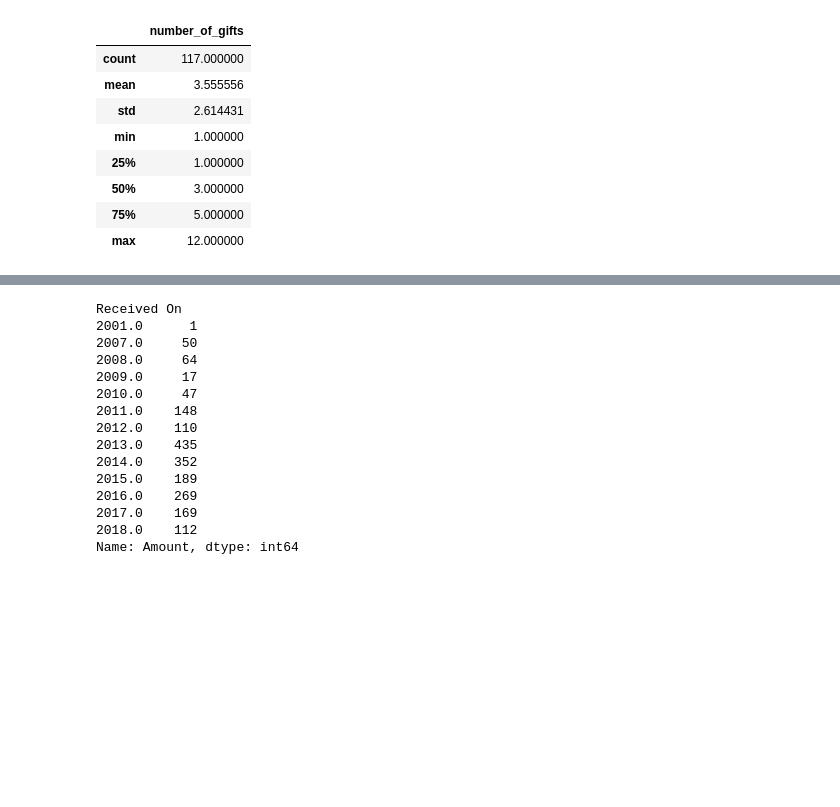
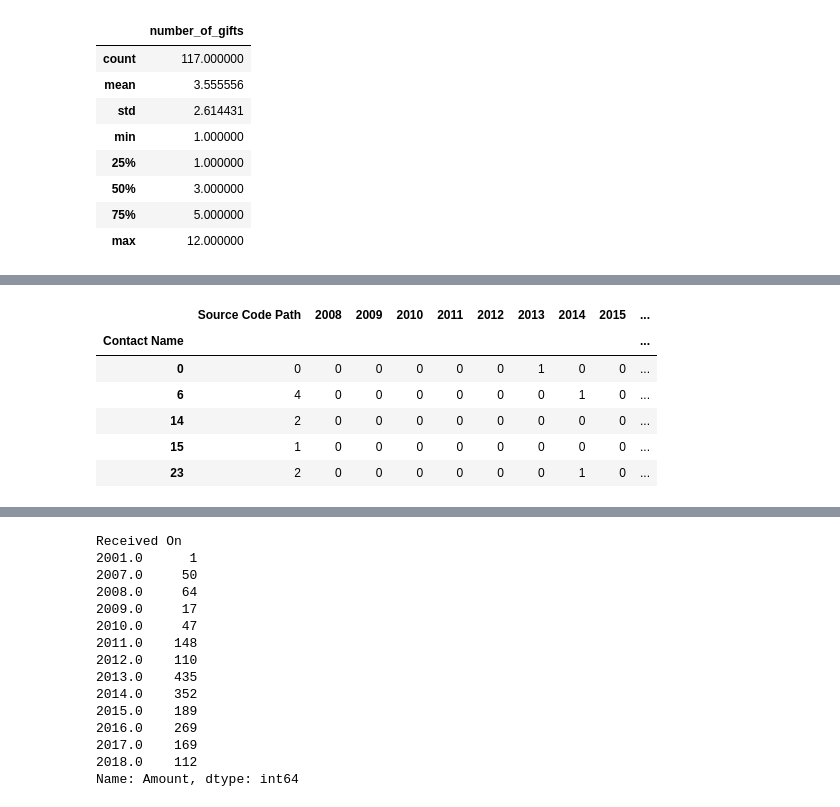
Before and after one commit to thebbennett/data-science-for-nonprofits, a Jupyter notebook: Historical Donor Exploratory Data Analysis.ipynb, the cells around one changed output, grey strips where cells are left out. Cells and saved outputs as stored; diff of their text form; code cells hidden in the pictures; blank space fills up the shorter version.

```diff
--- a/Historical Donor Exploratory Data Analysis.ipynb
+++ b/Historical Donor Exploratory Data Analysis.ipynb
@@ -309,0 +277,12 @@ all_small
+# %%
+df = data.groupby([' Contact Name']).count().iloc[:, [1,3,4,5,6,7,8,9,10,11,12,13,14]]
+# %%
+df.head()
+# %% [output]
+|  | Source Code Path | 2008 | 2009 | 2010 | 2011 | 2012 | 2013 | 2014 | 2015 | ... |
+| Contact Name |  |  |  |  |  |  |  |  |  | ... |
+| 0 | 0 | 0 | 0 | 0 | 0 | 0 | 1 | 0 | 0 | ... |
+| 6 | 4 | 0 | 0 | 0 | 0 | 0 | 0 | 1 | 0 | ... |
+| 14 | 2 | 0 | 0 | 0 | 0 | 0 | 0 | 0 | 0 | ... |
+| 15 | 1 | 0 | 0 | 0 | 0 | 0 | 0 | 0 | 0 | ... |
+| 23 | 2 | 0 | 0 | 0 | 0 | 0 | 0 | 1 | 0 | ... |
```
Also changed, not shown: parts of 10 cells of this notebook.
